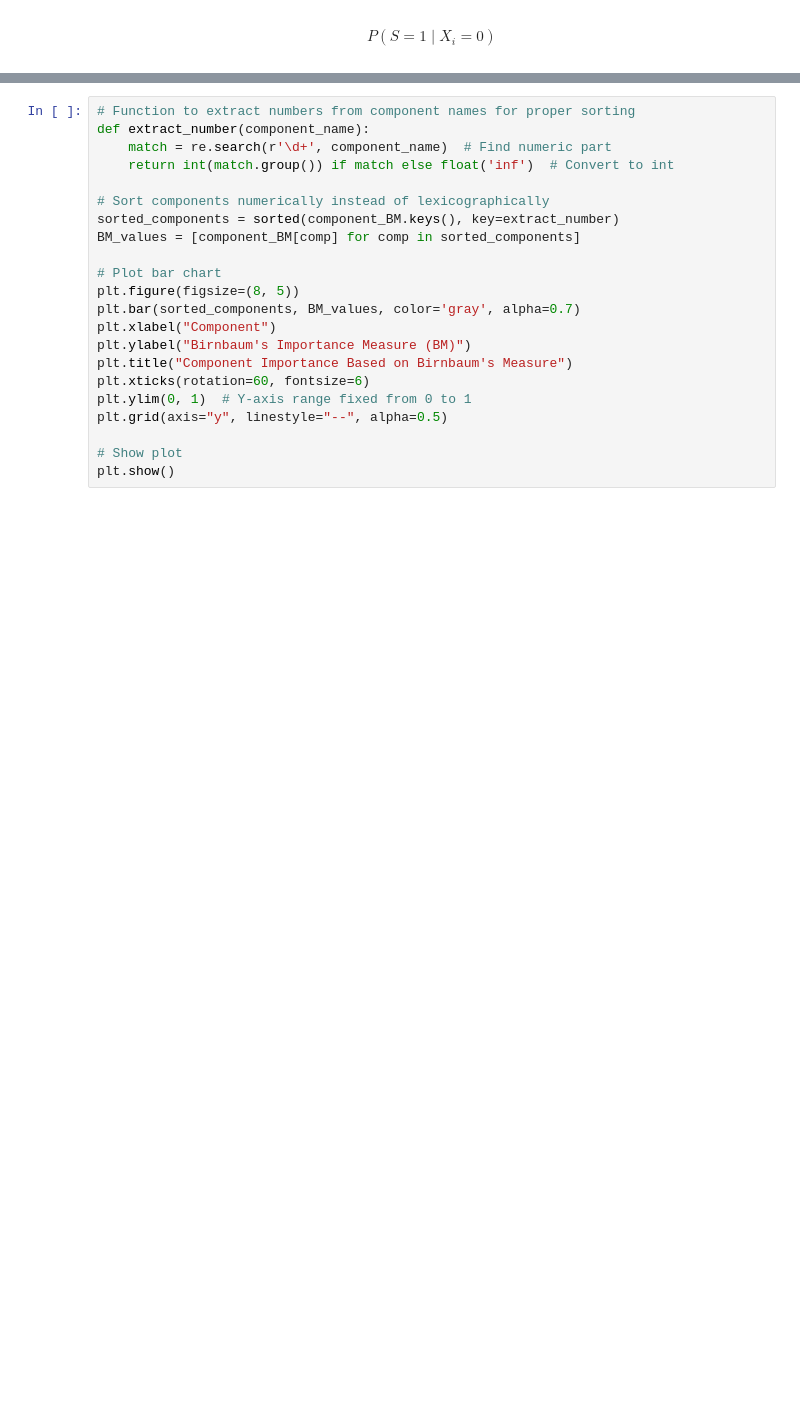
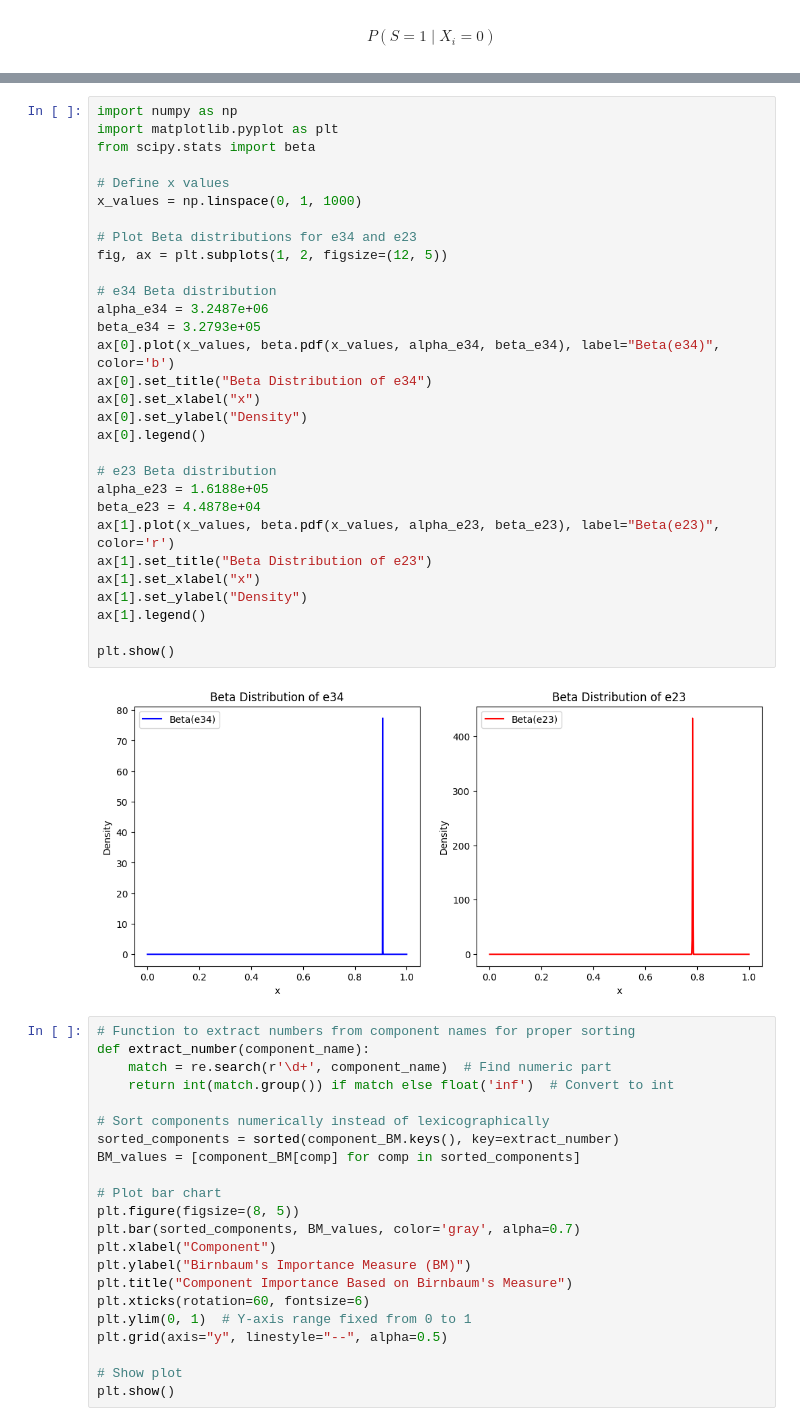
Before and after one commit to mjkang920/network_reliability, a Jupyter notebook: 2025-02-18-Scotland_brc+sampling.ipynb, the cells around one changed output, grey strips where cells are left out. Cells and saved outputs as stored; diff of their text form; blank space fills up the shorter version.

```diff
--- a/2025-02-18-Scotland_brc+sampling.ipynb
+++ b/2025-02-18-Scotland_brc+sampling.ipynb
@@ -1147,3 +1140,35 @@ Computing Beta PDF for Component: e44
+# %%
+import numpy as np
+import matplotlib.pyplot as plt
+from scipy.stats import beta
+
+# Define x values
+x_values = np.linspace(0, 1, 1000)
+
+# Plot Beta distributions for e34 and e23
+fig, ax = plt.subplots(1, 2, figsize=(12, 5))
+
+# e34 Beta distribution
+alpha_e34 = 3.2487e+06
+beta_e34 = 3.2793e+05
+ax[0].plot(x_values, beta.pdf(x_values, alpha_e34, beta_e34), label="Beta(e34)", color='b')
+ax[0].set_title("Beta Distribution of e34")
+ax[0].set_xlabel("x")
+ax[0].set_ylabel("Density")
+ax[0].legend()
+
+# e23 Beta distribution
+alpha_e23 = 1.6188e+05
+beta_e23 = 4.4878e+04
+ax[1].plot(x_values, beta.pdf(x_values, alpha_e23, beta_e23), label="Beta(e23)", color='r')
+ax[1].set_title("Beta Distribution of e23")
+ax[1].set_xlabel("x")
+ax[1].set_ylabel("Density")
+ax[1].legend()
+
+plt.show()
+# %% [output]
+[figure, added]
 # %%
 # Function to extract numbers from component names for proper sorting
 def extract_number(component_name):
```
Also changed, not shown: parts of 10 cells of this notebook.
